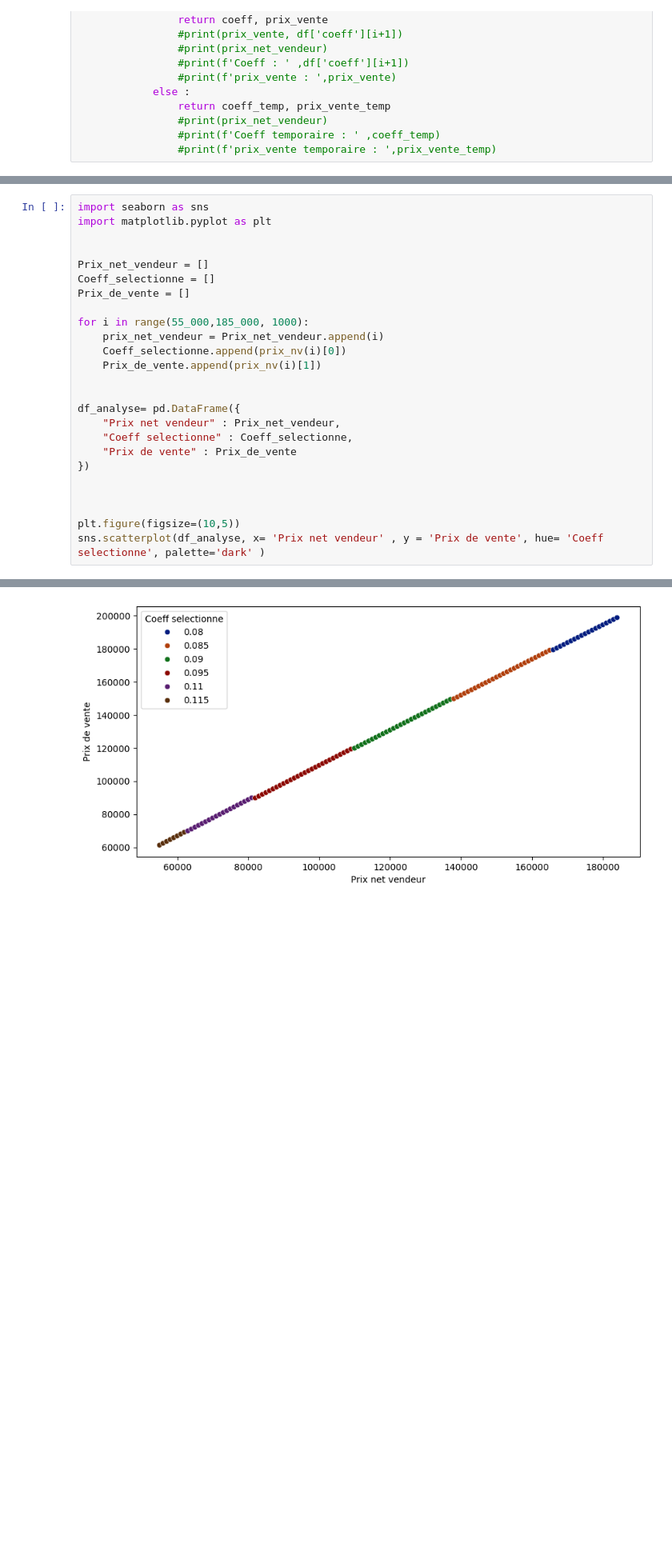
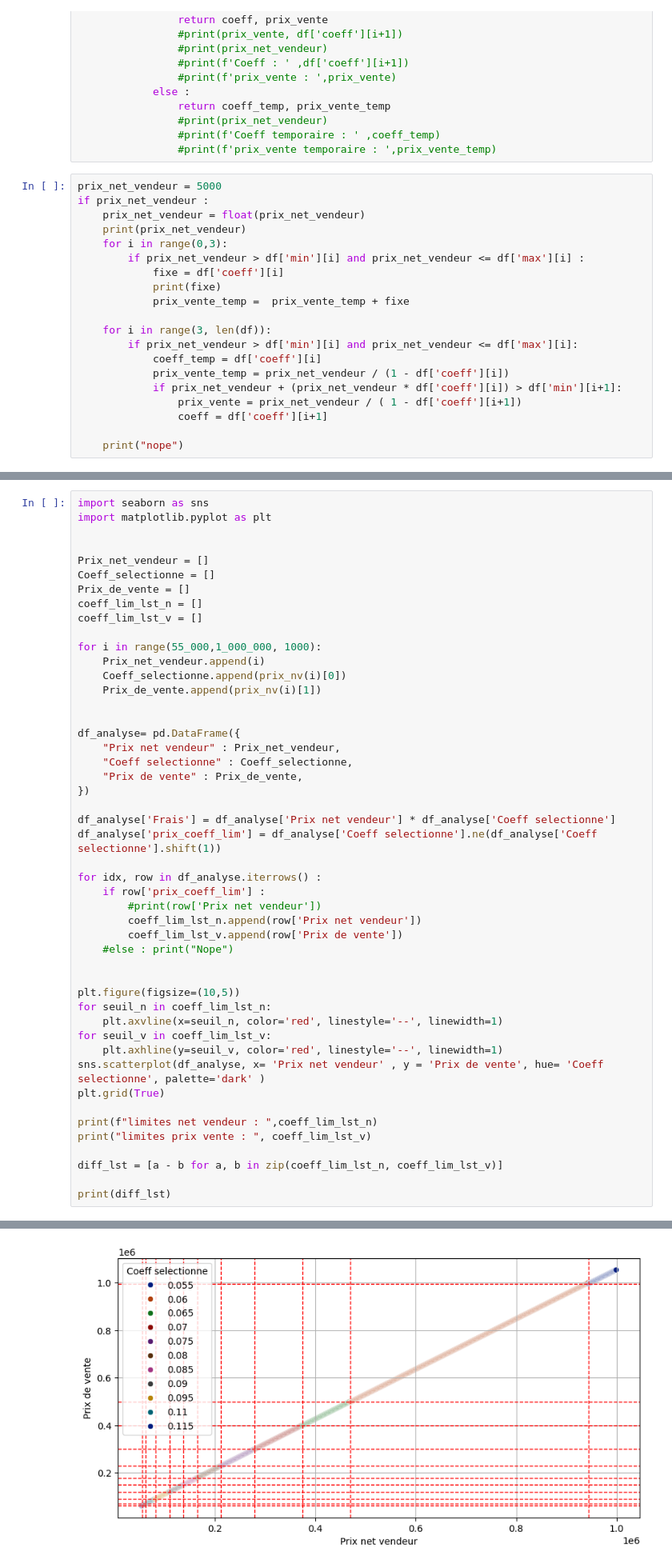
Before and after one commit to Remybrds/net_vend, a Jupyter notebook: Algo.ipynb, the cells around one changed output, grey strips where cells are left out. Shown at 80% size. Drawn from its saved outputs; the diff is of its cells as text; blank space fills up the shorter version.

```diff
--- a/Algo.ipynb
+++ b/Algo.ipynb
@@ -46,3 +46,23 @@ def prix_nv(prix_net_vendeur):
                 #print(prix_net_vendeur)
                 #print(f'Coeff temporaire : ' ,coeff_temp)
                 #print(f'prix_vente temporaire : ',prix_vente_temp)
+# %%
+prix_net_vendeur = 5000
+if prix_net_vendeur :
+    prix_net_vendeur = float(prix_net_vendeur)
+    print(prix_net_vendeur)
+    for i in range(0,3):
+        if prix_net_vendeur > df['min'][i] and prix_net_vendeur <= df['max'][i] :
+            fixe = df['coeff'][i]
+            print(fixe)
+            prix_vente_temp =  prix_vente_temp + fixe
+
+    for i in range(3, len(df)):
+        if prix_net_vendeur > df['min'][i] and prix_net_vendeur <= df['max'][i]:
+            coeff_temp = df['coeff'][i]
+            prix_vente_temp = prix_net_vendeur / (1 - df['coeff'][i])
+            if prix_net_vendeur + (prix_net_vendeur * df['coeff'][i]) > df['min'][i+1]:
+                prix_vente = prix_net_vendeur / ( 1 - df['coeff'][i+1])
+                coeff = df['coeff'][i+1]
+
+    print("nope")
@@ -60,9 +100,11 @@ import matplotlib.pyplot as plt
 Prix_net_vendeur = []
 Coeff_selectionne = []
 Prix_de_vente = []
+coeff_lim_lst_n = []
+coeff_lim_lst_v = []
 
-for i in range(55_000,185_000, 1000):
-    prix_net_vendeur = Prix_net_vendeur.append(i)
+for i in range(55_000,1_000_000, 1000):
+    Prix_net_vendeur.append(i)
     Coeff_selectionne.append(prix_nv(i)[0])
     Prix_de_vente.append(prix_nv(i)[1])
 
@@ -70,11 +112,32 @@ for i in range(55_000,185_000, 1000):
 df_analyse= pd.DataFrame({
     "Prix net vendeur" : Prix_net_vendeur,
     "Coeff selectionne" : Coeff_selectionne,
-    "Prix de vente" : Prix_de_vente
+    "Prix de vente" : Prix_de_vente,
 })
 
+df_analyse['Frais'] = df_analyse['Prix net vendeur'] * df_analyse['Coeff selectionne']
+df_analyse['prix_coeff_lim'] = df_analyse['Coeff selectionne'].ne(df_analyse['Coeff selectionne'].shift(1))
+
+for idx, row in df_analyse.iterrows() :
+    if row['prix_coeff_lim'] :
+        #print(row['Prix net vendeur'])
+        coeff_lim_lst_n.append(row['Prix net vendeur'])
+        coeff_lim_lst_v.append(row['Prix de vente'])
+    #else : print("Nope")
 
 
 plt.figure(figsize=(10,5))
+for seuil_n in coeff_lim_lst_n:
+    plt.axvline(x=seuil_n, color='red', linestyle='--', linewidth=1)
+for seuil_v in coeff_lim_lst_v:
+    plt.axhline(y=seuil_v, color='red', linestyle='--', linewidth=1)
 sns.scatterplot(df_analyse, x= 'Prix net vendeur' , y = 'Prix de vente', hue= 'Coeff selectionne', palette='dark' )
+plt.grid(True)
+
+print(f"limites net vendeur : ",coeff_lim_lst_n)
+print("limites prix vente : ", coeff_lim_lst_v)
+
+diff_lst = [a - b for a, b in zip(coeff_lim_lst_n, coeff_lim_lst_v)]
+
+print(diff_lst)
 # %% [output]
@@ -82 +147 @@ sns.scatterplot(df_analyse, x= 'Prix net vendeur' , y = 'Prix de vente', hue= 'C
-[figure, old version]
+[figure, new version]
```
Also changed, not shown: parts of 8 cells of this notebook, 2 other files.
